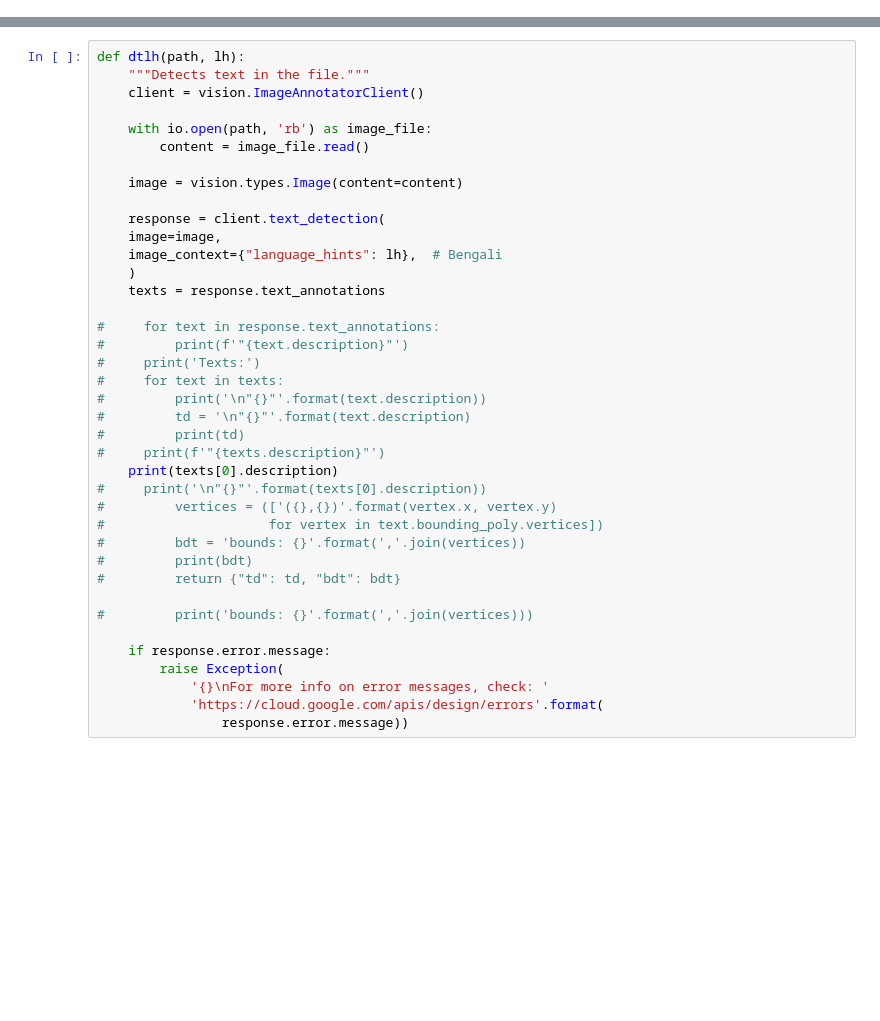
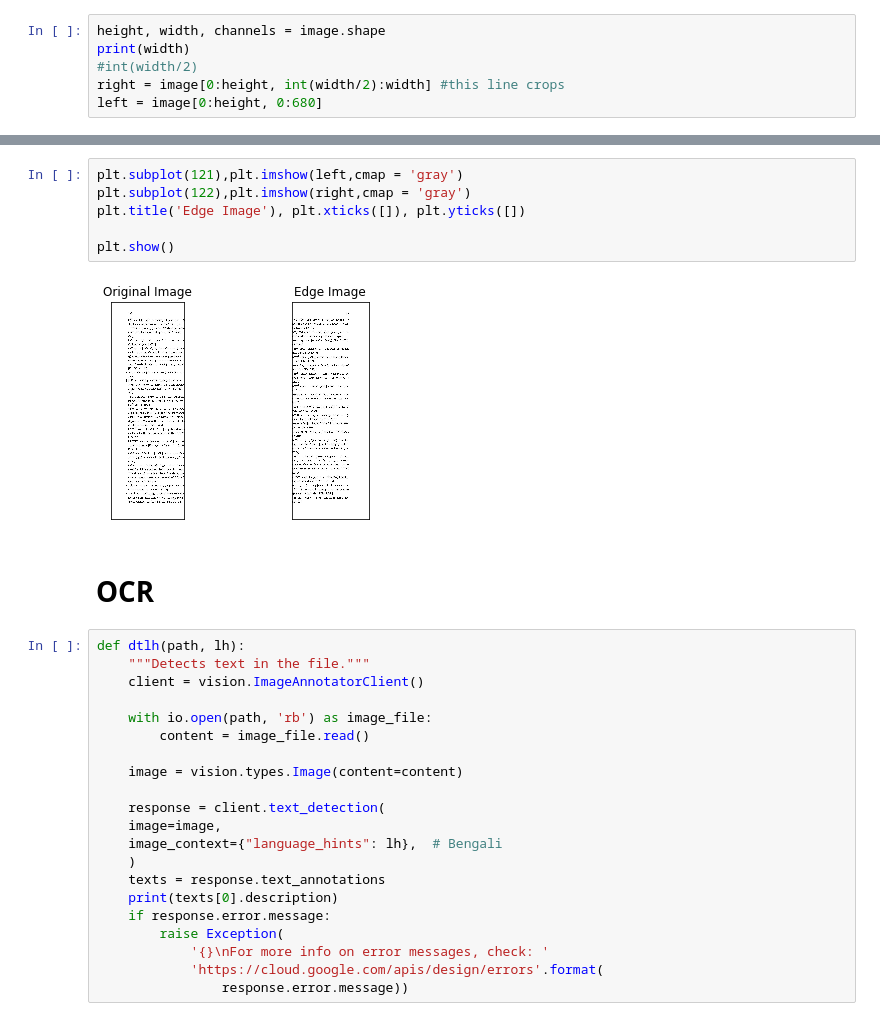
Before and after one commit to p-acharya/opencv_ocr, a Jupyter notebook: ocr_clean.ipynb, the cells around one changed output, grey strips where cells are left out. Saved outputs shown, nothing was run; the diff lists cells and outputs as text; blank space fills up the shorter version.

```diff
--- a/ocr_clean.ipynb
+++ b/ocr_clean.ipynb
@@ -16,0 +66,6 @@ True
+# %%
+height, width, channels = image.shape
+print(width)
+#int(width/2)
+right = image[0:height, int(width/2):width] #this line crops
+left = image[0:height, 0:680]
@@ -17,3 +84,14 @@ True
+# %%
+plt.subplot(121),plt.imshow(left,cmap = 'gray')
+plt.subplot(122),plt.imshow(right,cmap = 'gray')
+plt.title('Edge Image'), plt.xticks([]), plt.yticks([])
+
+plt.show()
+# %% [output]
+[figure, added]
+# %% [markdown]
+
+# OCR
 # %%
 def dtlh(path, lh):
     """Detects text in the file."""
@@ -29,25 +107,7 @@ def dtlh(path, lh):
     image_context={"language_hints": lh},  # Bengali
     )
     texts = response.text_annotations
-
-#     for text in response.text_annotations:
-#         print(f'"{text.description}"')
-#     print('Texts:')
-#     for text in texts:
-#         print('\n"{}"'.format(text.description))
-#         td = '\n"{}"'.format(text.description)
-#         print(td)
-#     print(f'"{texts.description}"')
     print(texts[0].description)
-#     print('\n"{}"'.format(texts[0].description))
-#         vertices = (['({},{})'.format(vertex.x, vertex.y)
-#                     for vertex in text.bounding_poly.vertices])
-#         bdt = 'bounds: {}'.format(','.join(vertices))
-#         print(bdt)
-#         return {"td": td, "bdt": bdt}
-
-#         print('bounds: {}'.format(','.join(vertices)))
-
     if response.error.message:
         raise Exception(
             '{}\nFor more info on error messages, check: '
```
Also changed, not shown: parts of 11 cells of this notebook.
